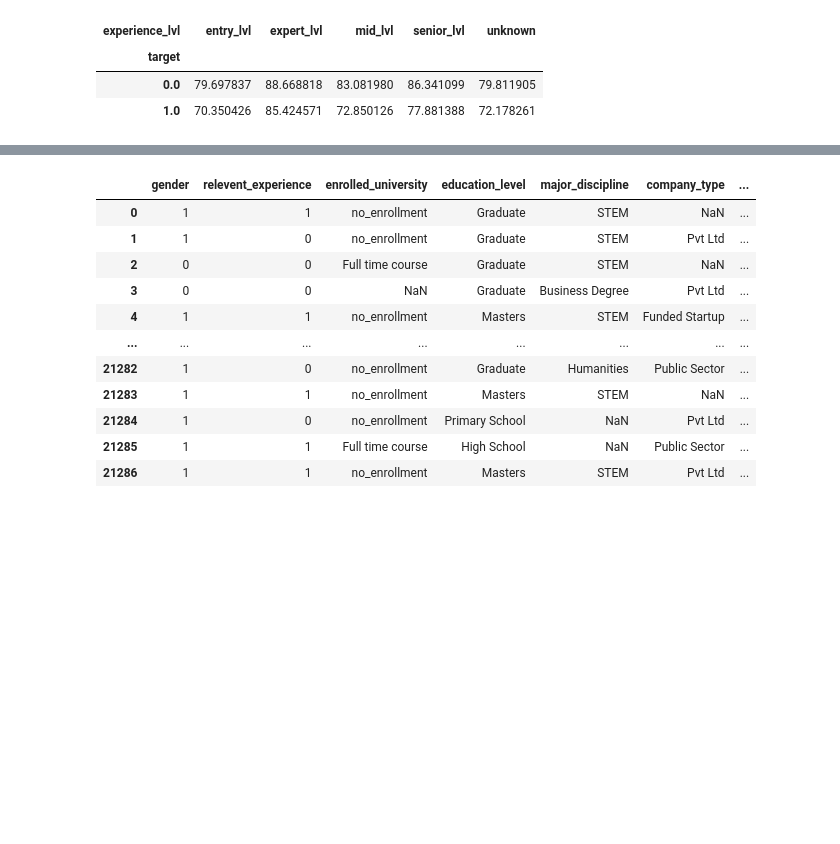
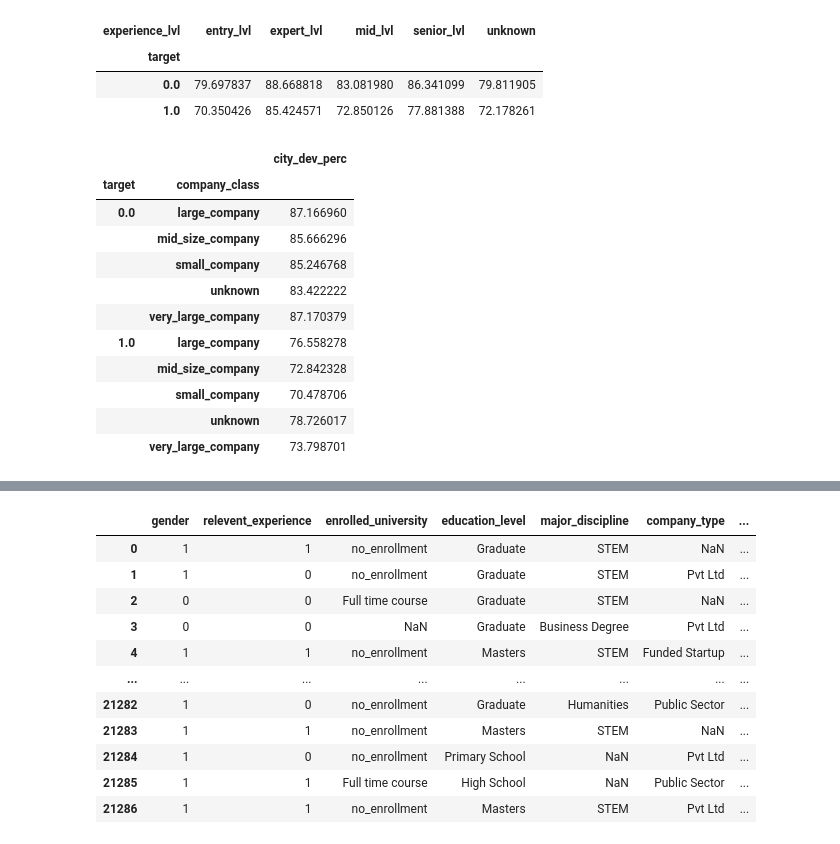
Before and after one commit to Ne04ever/Intern_classification, a Jupyter notebook: eda.ipynb, the cells around one changed output, grey strips where cells are left out. Drawn from its saved outputs; the diff is of its cells as text; code cells hidden in the pictures; blank space fills up the shorter version.

```diff
--- a/eda.ipynb
+++ b/eda.ipynb
@@ -122,5 +122,19 @@ pt1
 | 1.0 | 70.350426 | 85.424571 | 72.850126 | 77.881388 | 72.178261 |
 # %%
 pt2 = pd.pivot_table(eda_data, index=['target','company_class',], values='city_dev_perc')
+pt2
+# %% [output]
+|  |  | city_dev_perc |
+| target | company_class |  |
+| 0.0 | large_company | 87.166960 |
+|  | mid_size_company | 85.666296 |
+|  | small_company | 85.246768 |
+|  | unknown | 83.422222 |
+|  | very_large_company | 87.170379 |
+| 1.0 | large_company | 76.558278 |
+|  | mid_size_company | 72.842328 |
+|  | small_company | 70.478706 |
+|  | unknown | 78.726017 |
+|  | very_large_company | 73.798701 |
 # %%
 pt3 = pd.pivot_table(eda_data, index=['target','gender',], values='training_hours')
```
Also changed, not shown: parts of 4 cells of this notebook.
